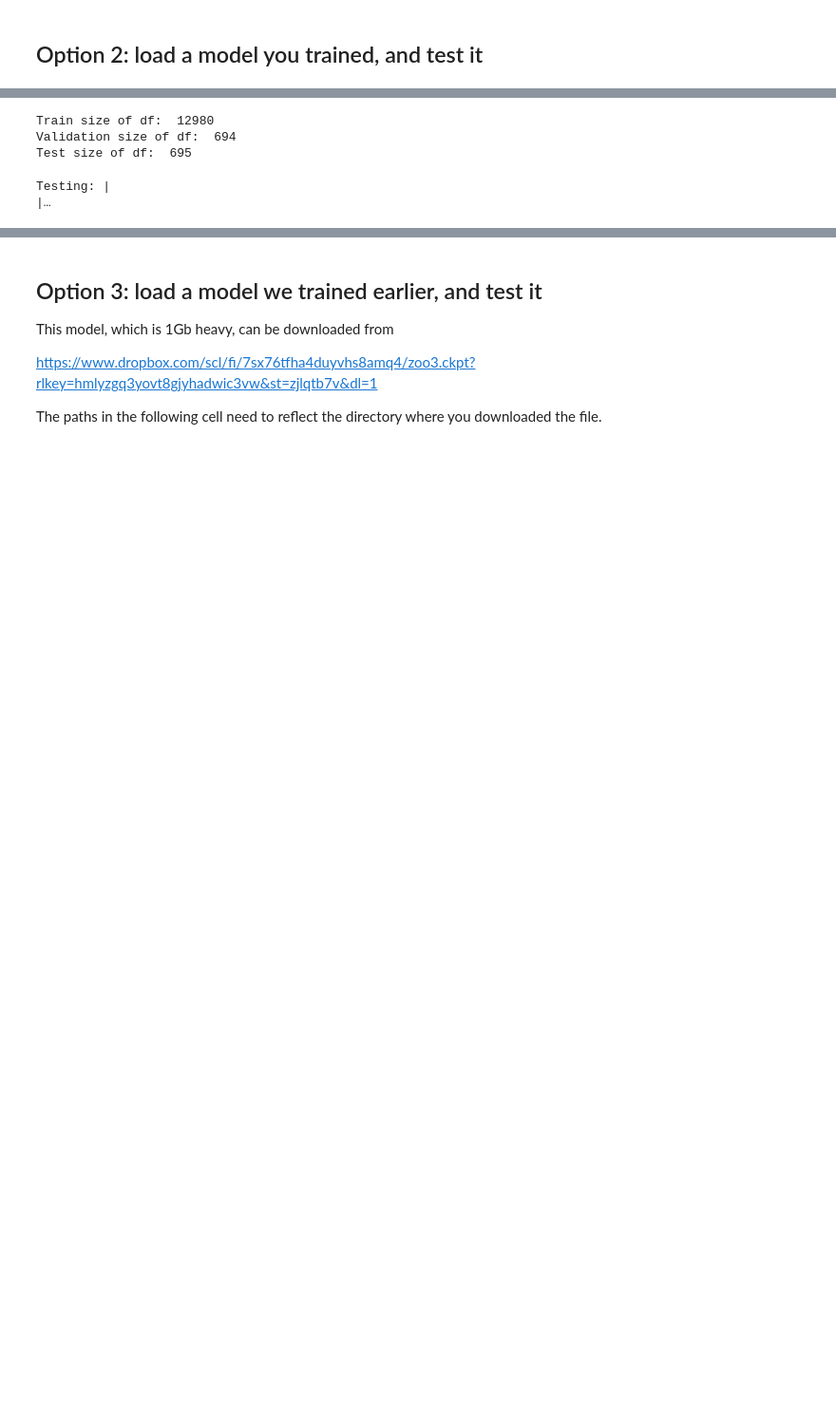
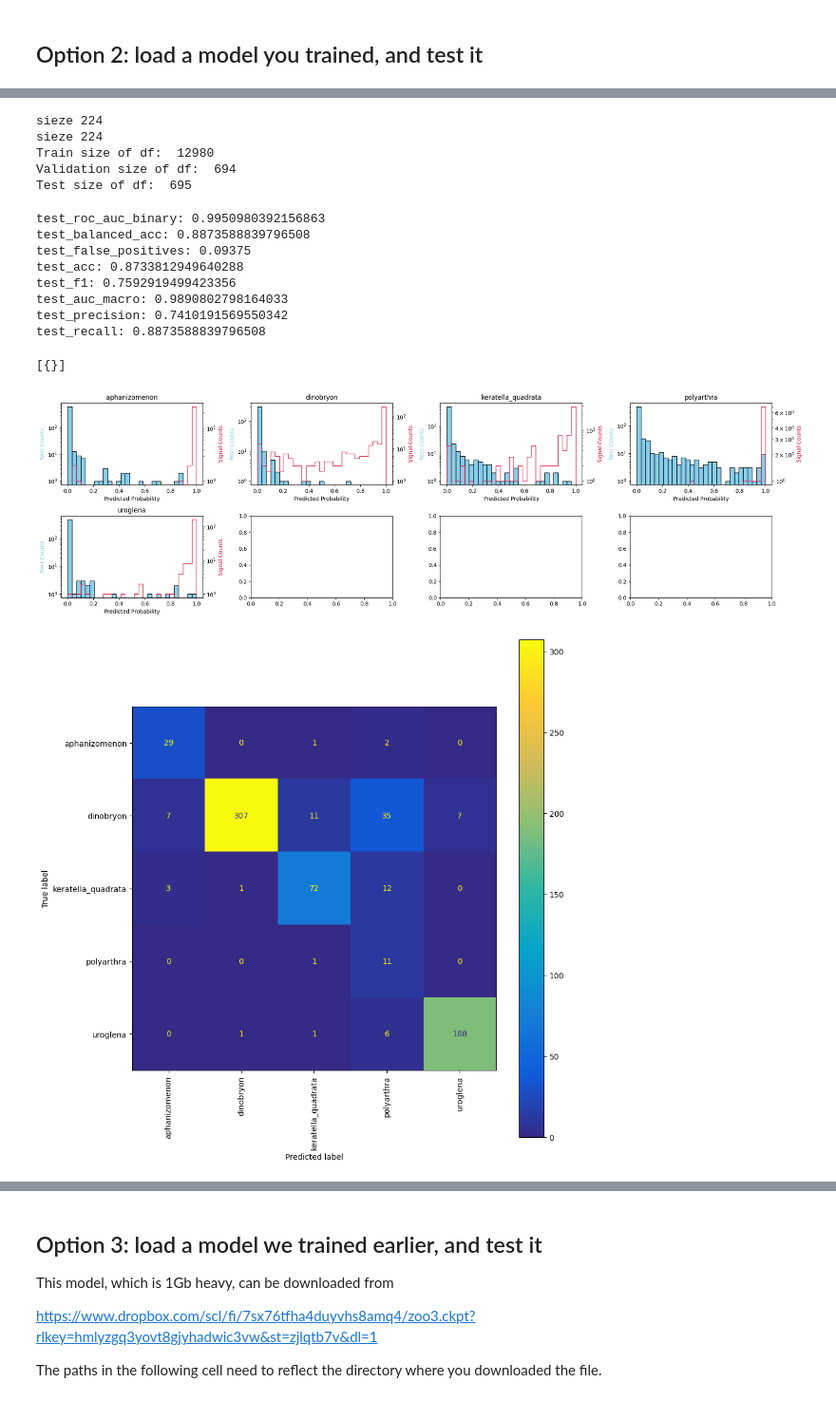
Before and after one commit to JuanFelipeRuiz/lit_ecology_classifier, a Jupyter notebook: notebooks/Winter-School.ipynb, the cells around one changed output, grey strips where cells are left out. Shown at 95% size. Saved outputs shown, nothing was run; the diff lists cells and outputs as text; code cells hidden in the pictures; blank space fills up the shorter version.

```diff
--- a/notebooks/Winter-School.ipynb
+++ b/notebooks/Winter-School.ipynb
@@ -763,7 +809,7 @@ test_recall: 0.9469243258363539
 
 
 output_path.mkdir(parents=True, exist_ok=True)
-load_model_path = base_path / "train_out" / "csv_logs" / "version_22" / "checkpoints" / "last.ckpt"
-
+load_model_path = Path(log_dir) / "checkpoints" / "best_model_acc_stage1.ckpt"
+print(load_model_path)
 print('Model exists:',load_model_path.exists())
 # %% [output]
@@ -800,7 +847,5 @@ model.hparams.test_outpath = output_path
 model.hparams.model_name="test_model_1"
 model.hparams.dataset="mini_dataset"
 model.hparams.splits=my_split
+model.hparams.datamodule = "fix"
+model.load_datamodule(datamodule)
-# %%
-data_module = DataModule(**model.hparams)
-data_module.setup("test")
-model.load_datamodule(data_module)
@@ -830,5 +868,5 @@ INFO:lightning.pytorch.utilities.rank_zero:TPU available: False, using: 0 TPU co
 INFO: HPU available: False, using: 0 HPUs
 INFO:lightning.pytorch.utilities.rank_zero:HPU available: False, using: 0 HPUs
 # %%
-trainer.test(model, datamodule=data_module)
+trainer.test(model, datamodule=datamodule)
 # %% [output]
@@ -839,4 +880,16 @@ INFO:lit_ecology_classifier.data.datamodule:Test size of df: 695
+sieze 224
+sieze 224
 Train size of df:  12980
 Validation size of df:  694
 Test size of df:  695
-Testing: |                                                                                                   |…
+test_roc_auc_binary: 0.9950980392156863
+test_balanced_acc: 0.8873588839796508
+test_false_positives: 0.09375
+test_acc: 0.8733812949640288
+test_f1: 0.7592919499423356
+test_auc_macro: 0.9890802798164033
+test_precision: 0.7410191569550342
+test_recall: 0.8873588839796508
+[{}]
+[figure, added]
+[figure, added]
```
Also changed, not shown: parts of 23 cells of this notebook.
